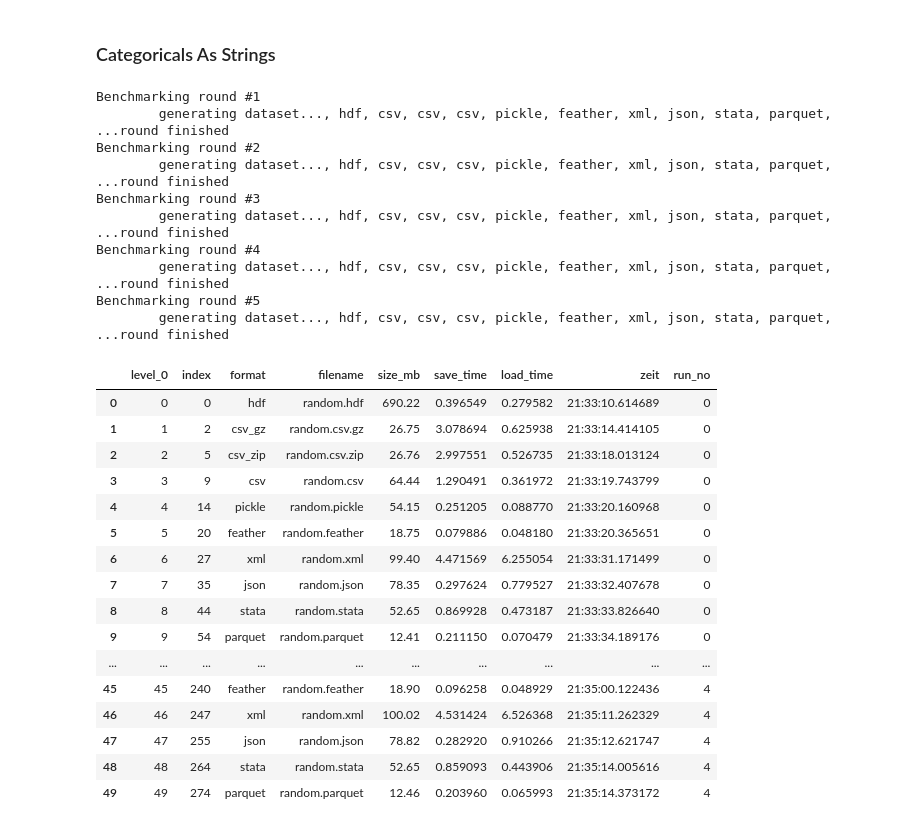
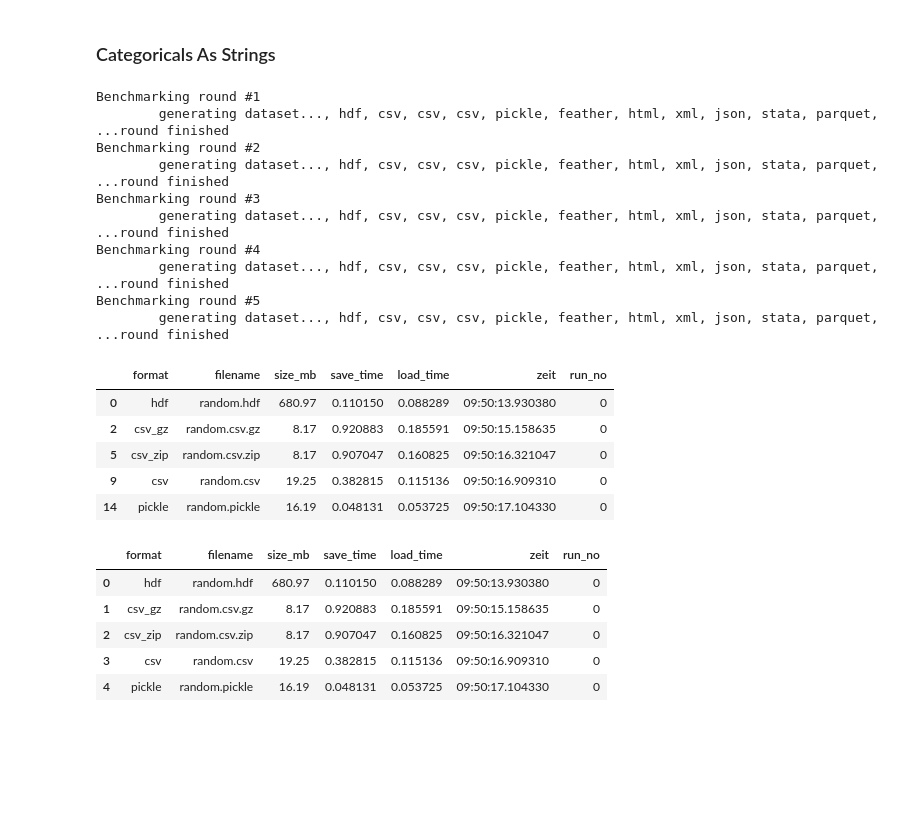
Before and after one commit to TerryGamon/benchmark_save_pd_dataset, a Jupyter notebook: benchmark_myg.ipynb, the cells around one changed output. Cells and saved outputs as stored; diff of their text form; code cells hidden in the pictures; blank space fills up the shorter version.

```diff
--- a/benchmark_myg.ipynb
+++ b/benchmark_myg.ipynb
@@ -183,6 +184,7 @@ formats = [
     ('csv', {'compression': None}),
     ('pickle',),
     ('feather',),
+    ('html',),
     ('xml',),
     ('json',),
     ('stata',),
@@ -193,35 +193,23 @@ del results
 # %%
-results = benchmark(formats, n_rounds=5, data_size=50000)
+results = benchmark(formats, n_rounds=5, data_size=15000)
 # %% [output]
 Benchmarking round #1
-        generating dataset..., hdf, csv, csv, csv, pickle, feather, xml, json, stata, parquet, ...round finished
+        generating dataset..., hdf, csv, csv, csv, pickle, feather, html, xml, json, stata, parquet, ...round finished
 Benchmarking round #2
-        generating dataset..., hdf, csv, csv, csv, pickle, feather, xml, json, stata, parquet, ...round finished
+        generating dataset..., hdf, csv, csv, csv, pickle, feather, html, xml, json, stata, parquet, ...round finished
 Benchmarking round #3
-        generating dataset..., hdf, csv, csv, csv, pickle, feather, xml, json, stata, parquet, ...round finished
+        generating dataset..., hdf, csv, csv, csv, pickle, feather, html, xml, json, stata, parquet, ...round finished
 Benchmarking round #4
-        generating dataset..., hdf, csv, csv, csv, pickle, feather, xml, json, stata, parquet, ...round finished
+        generating dataset..., hdf, csv, csv, csv, pickle, feather, html, xml, json, stata, parquet, ...round finished
 Benchmarking round #5
-        generating dataset..., hdf, csv, csv, csv, pickle, feather, xml, json, stata, parquet, ...round finished
+        generating dataset..., hdf, csv, csv, csv, pickle, feather, html, xml, json, stata, parquet, ...round finished
 # %%
 results.drop_duplicates(inplace=True)
-results.reset_index(inplace=True)
-results
+results.head(5)
 # %% [output]
-|  | level_0 | index | format | filename | size_mb | save_time | load_time | zeit | run_no |
-| 0 | 0 | 0 | hdf | random.hdf | 690.22 | 0.396549 | 0.279582 | 21:33:10.614689 | 0 |
-| 1 | 1 | 2 | csv_gz | random.csv.gz | 26.75 | 3.078694 | 0.625938 | 21:33:14.414105 | 0 |
-| 2 | 2 | 5 | csv_zip | random.csv.zip | 26.76 | 2.997551 | 0.526735 | 21:33:18.013124 | 0 |
-| 3 | 3 | 9 | csv | random.csv | 64.44 | 1.290491 | 0.361972 | 21:33:19.743799 | 0 |
-| 4 | 4 | 14 | pickle | random.pickle | 54.15 | 0.251205 | 0.088770 | 21:33:20.160968 | 0 |
-| 5 | 5 | 20 | feather | random.feather | 18.75 | 0.079886 | 0.048180 | 21:33:20.365651 | 0 |
-| 6 | 6 | 27 | xml | random.xml | 99.40 | 4.471569 | 6.255054 | 21:33:31.171499 | 0 |
-| 7 | 7 | 35 | json | random.json | 78.35 | 0.297624 | 0.779527 | 21:33:32.407678 | 0 |
-| 8 | 8 | 44 | stata | random.stata | 52.65 | 0.869928 | 0.473187 | 21:33:33.826640 | 0 |
-| 9 | 9 | 54 | parquet | random.parquet | 12.41 | 0.211150 | 0.070479 | 21:33:34.189176 | 0 |
-| ... | ... | ... | ... | ... | ... | ... | ... | ... | ... |
-| 45 | 45 | 240 | feather | random.feather | 18.90 | 0.096258 | 0.048929 | 21:35:00.122436 | 4 |
-| 46 | 46 | 247 | xml | random.xml | 100.02 | 4.531424 | 6.526368 | 21:35:11.262329 | 4 |
-| 47 | 47 | 255 | json | random.json | 78.82 | 0.282920 | 0.910266 | 21:35:12.621747 | 4 |
-| 48 | 48 | 264 | stata | random.stata | 52.65 | 0.859093 | 0.443906 | 21:35:14.005616 | 4 |
-| 49 | 49 | 274 | parquet | random.parquet | 12.46 | 0.203960 | 0.065993 | 21:35:14.373172 | 4 |
+|  | format | filename | size_mb | save_time | load_time | zeit | run_no |
+| 0 | hdf | random.hdf | 680.97 | 0.110150 | 0.088289 | 09:50:13.930380 | 0 |
+| 2 | csv_gz | random.csv.gz | 8.17 | 0.920883 | 0.185591 | 09:50:15.158635 | 0 |
+| 5 | csv_zip | random.csv.zip | 8.17 | 0.907047 | 0.160825 | 09:50:16.321047 | 0 |
+| 9 | csv | random.csv | 19.25 | 0.382815 | 0.115136 | 09:50:16.909310 | 0 |
+| 14 | pickle | random.pickle | 16.19 | 0.048131 | 0.053725 | 09:50:17.104330 | 0 |
@@ -230,0 +216,10 @@ results
+# %%
+results.reset_index(drop=True, inplace=True)
+results.head(5)
+# %% [output]
+|  | format | filename | size_mb | save_time | load_time | zeit | run_no |
+| 0 | hdf | random.hdf | 680.97 | 0.110150 | 0.088289 | 09:50:13.930380 | 0 |
+| 1 | csv_gz | random.csv.gz | 8.17 | 0.920883 | 0.185591 | 09:50:15.158635 | 0 |
+| 2 | csv_zip | random.csv.zip | 8.17 | 0.907047 | 0.160825 | 09:50:16.321047 | 0 |
+| 3 | csv | random.csv | 19.25 | 0.382815 | 0.115136 | 09:50:16.909310 | 0 |
+| 4 | pickle | random.pickle | 16.19 | 0.048131 | 0.053725 | 09:50:17.104330 | 0 |
```
Also changed, not shown: parts of 7 cells of this notebook.
